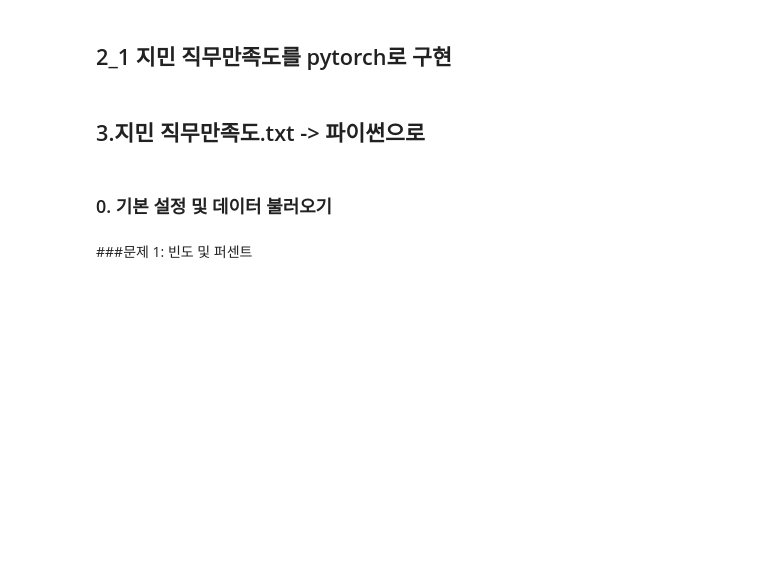
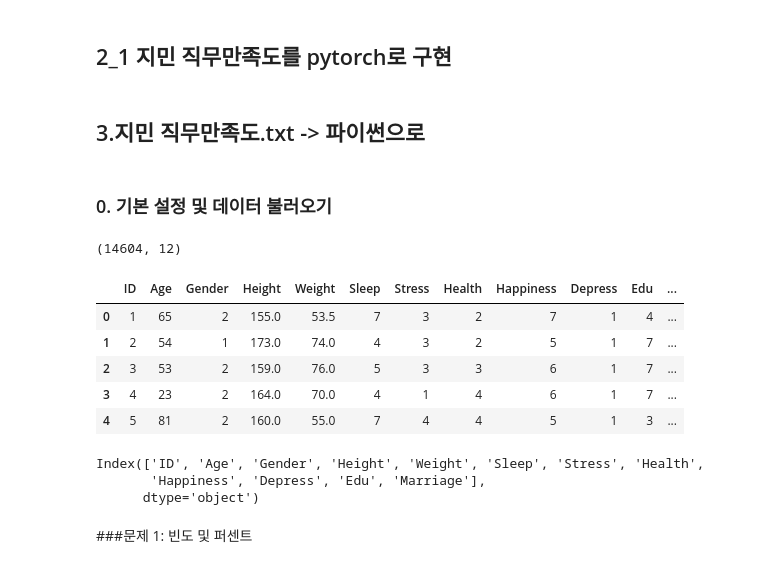
Before and after one commit to va4756/bigdata_raejung, a Jupyter notebook: social_data_anlaly_01.ipynb, the cells around one changed output. Saved outputs shown, nothing was run; the diff lists cells and outputs as text; code cells hidden in the pictures; blank space fills up the shorter version.

```diff
--- a/social_data_anlaly_01.ipynb
+++ b/social_data_anlaly_01.ipynb
@@ -1101,3 +1101,23 @@ for region in df['N_Region'].unique():
 ## 3.지민 직무만족도.txt -> 파이썬으로
 # %% [markdown]
 ### 0. 기본 설정 및 데이터 불러오기
+# %%
+import pandas as pd
+# 데이터 불러오기 (TAB 구분)
+df = pd.read_csv('/content/국민건강영양조사.txt', sep='\t')
+print(df.shape)
+df.head()
+# %% [output]
+(14604, 12)
+|  | ID | Age | Gender | Height | Weight | Sleep | Stress | Health | Happiness | Depress | Edu | ... |
+| 0 | 1 | 65 | 2 | 155.0 | 53.5 | 7 | 3 | 2 | 7 | 1 | 4 | ... |
+| 1 | 2 | 54 | 1 | 173.0 | 74.0 | 4 | 3 | 2 | 5 | 1 | 7 | ... |
+| 2 | 3 | 53 | 2 | 159.0 | 76.0 | 5 | 3 | 3 | 6 | 1 | 7 | ... |
+| 3 | 4 | 23 | 2 | 164.0 | 70.0 | 4 | 1 | 4 | 6 | 1 | 7 | ... |
+| 4 | 5 | 81 | 2 | 160.0 | 55.0 | 7 | 4 | 4 | 5 | 1 | 3 | ... |
+# %%
+df.columns
+# %% [output]
+Index(['ID', 'Age', 'Gender', 'Height', 'Weight', 'Sleep', 'Stress', 'Health',
+       'Happiness', 'Depress', 'Edu', 'Marriage'],
+      dtype='object')
```
Also changed, not shown: parts of 5 cells of this notebook.
